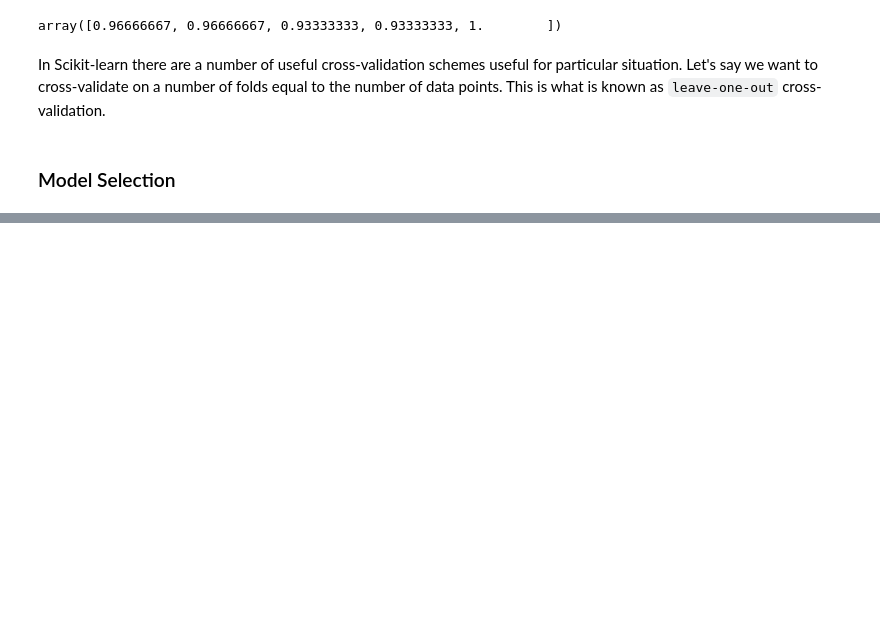
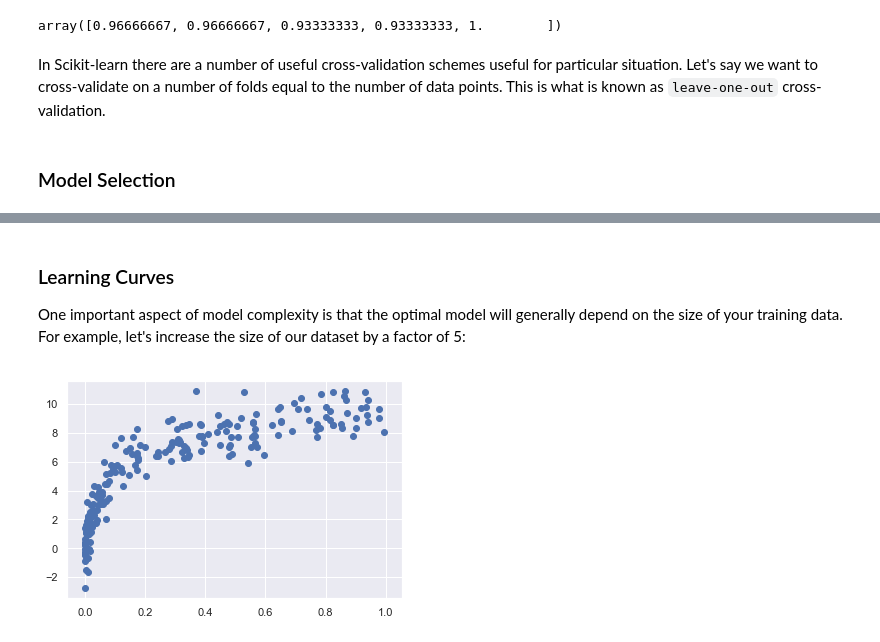
Before and after one commit to GiuseppeBaldini/Python-DS-Handbook, a Jupyter notebook: 5.Machine_Learning/05.03 - Hyperparameters and Model Validation.ipynb, the cells around one changed output, grey strips where cells are left out. Cells and saved outputs as stored; diff of their text form; code cells hidden in the pictures; blank space fills up the shorter version.

```diff
--- a/5.Machine_Learning/05.03 - Hyperparameters and Model Validation.ipynb
+++ b/5.Machine_Learning/05.03 - Hyperparameters and Model Validation.ipynb
@@ -97,0 +192,9 @@ In Scikit-learn there are a number of useful cross-validation schemes useful for
+# %% [markdown]
+### Learning Curves
+
+One important aspect of model complexity is that the optimal model will generally depend on the size of your training data. For example, let's increase the size of our dataset by a factor of 5:
+# %%
+X2, y2 = make_data(200)
+plt.scatter(X2.ravel(), y2);
+# %% [output]
+[figure, added]
```
Also changed, not shown: parts of 12 cells of this notebook.
